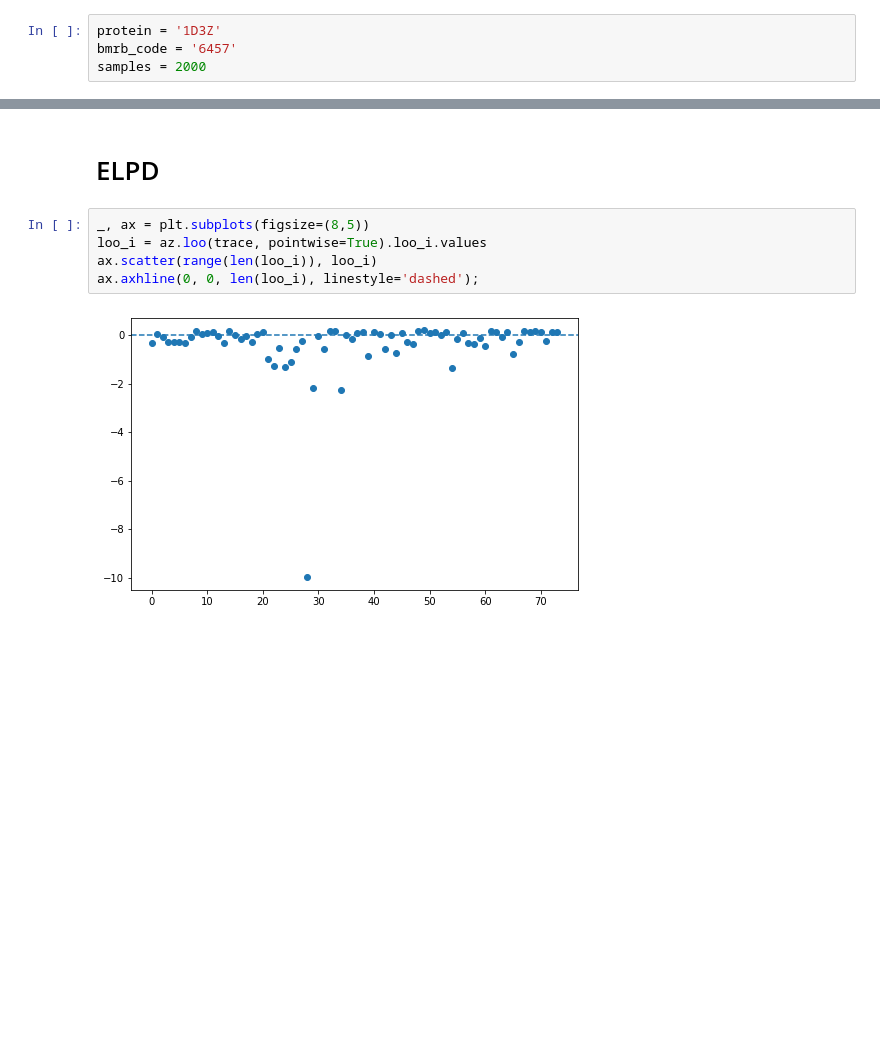
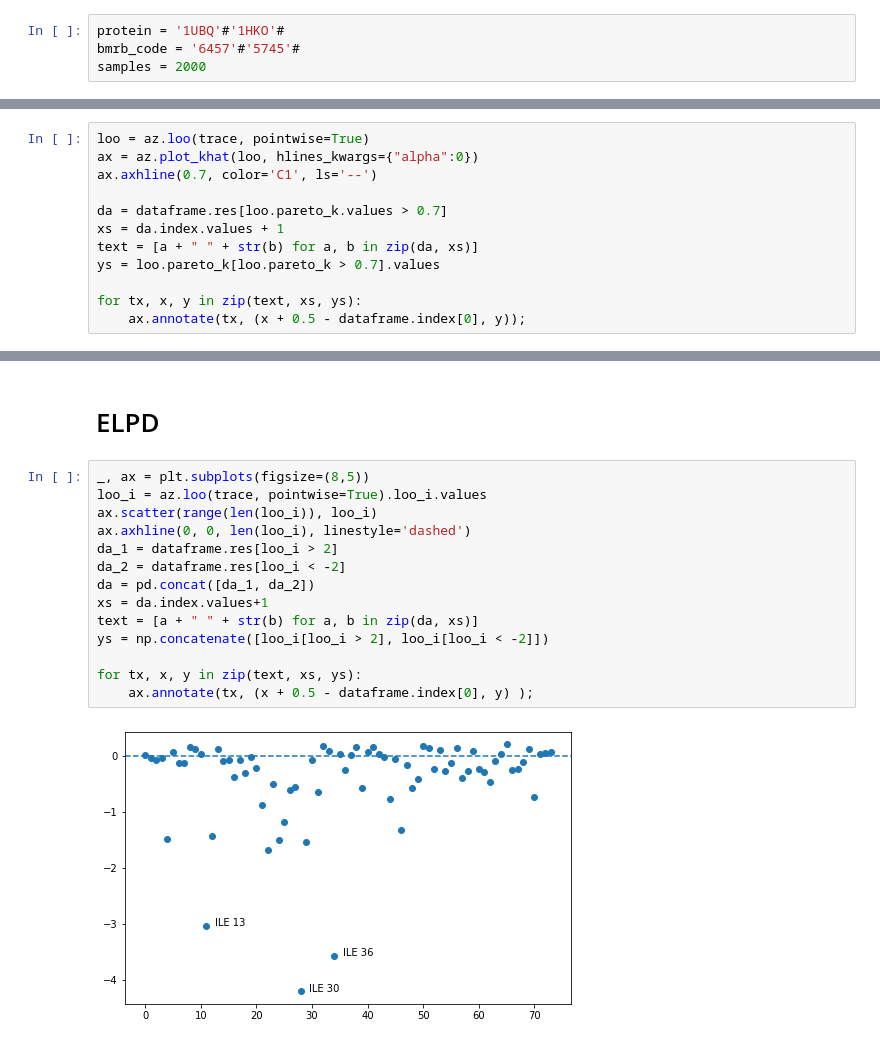
Before and after one commit to BIOS-IMASL/Hierarchical-Bayes-NMR-Validation, a Jupyter notebook: example.ipynb, the cells around one changed output, grey strips where cells are left out. Drawn from its saved outputs; the diff is of its cells as text; blank space fills up the shorter version.

```diff
--- a/example.ipynb
+++ b/example.ipynb
@@ -11,6 +8,6 @@ WARNING (theano.tensor.blas): Using NumPy C-API based implementation for BLAS fu
 # %%
-protein = '1D3Z'
-bmrb_code = '6457'
+protein = '1UBQ'#'1HKO'#
+bmrb_code = '6457'#'5745'#
 samples = 2000
 # %%
 ax, dataframe, perc_dict, trace, pps = plot_cs_differences(protein,
@@ -52,0 +54,12 @@ ax.axhline(0.7, color='C1', ls='--');
+# %%
+loo = az.loo(trace, pointwise=True)
+ax = az.plot_khat(loo, hlines_kwargs={"alpha":0})
+ax.axhline(0.7, color='C1', ls='--')
+
+da = dataframe.res[loo.pareto_k.values > 0.7]
+xs = da.index.values + 1
+text = [a + " " + str(b) for a, b in zip(da, xs)]
+ys = loo.pareto_k[loo.pareto_k > 0.7].values
+
+for tx, x, y in zip(text, xs, ys):
+    ax.annotate(tx, (x + 0.5 - dataframe.index[0], y));
@@ -55,7 +70,16 @@ ax.axhline(0.7, color='C1', ls='--');
 # %%
 _, ax = plt.subplots(figsize=(8,5))
 loo_i = az.loo(trace, pointwise=True).loo_i.values
 ax.scatter(range(len(loo_i)), loo_i)
-ax.axhline(0, 0, len(loo_i), linestyle='dashed');
+ax.axhline(0, 0, len(loo_i), linestyle='dashed')
+da_1 = dataframe.res[loo_i > 2]
+da_2 = dataframe.res[loo_i < -2]
+da = pd.concat([da_1, da_2])
+xs = da.index.values+1
+text = [a + " " + str(b) for a, b in zip(da, xs)]
+ys = np.concatenate([loo_i[loo_i > 2], loo_i[loo_i < -2]])
+
+for tx, x, y in zip(text, xs, ys):
+    ax.annotate(tx, (x + 0.5 - dataframe.index[0], y) );
 # %% [output]
-[figure, old version]
+[figure, new version]
```
Also changed, not shown: parts of 7 cells of this notebook, 6 other files.
